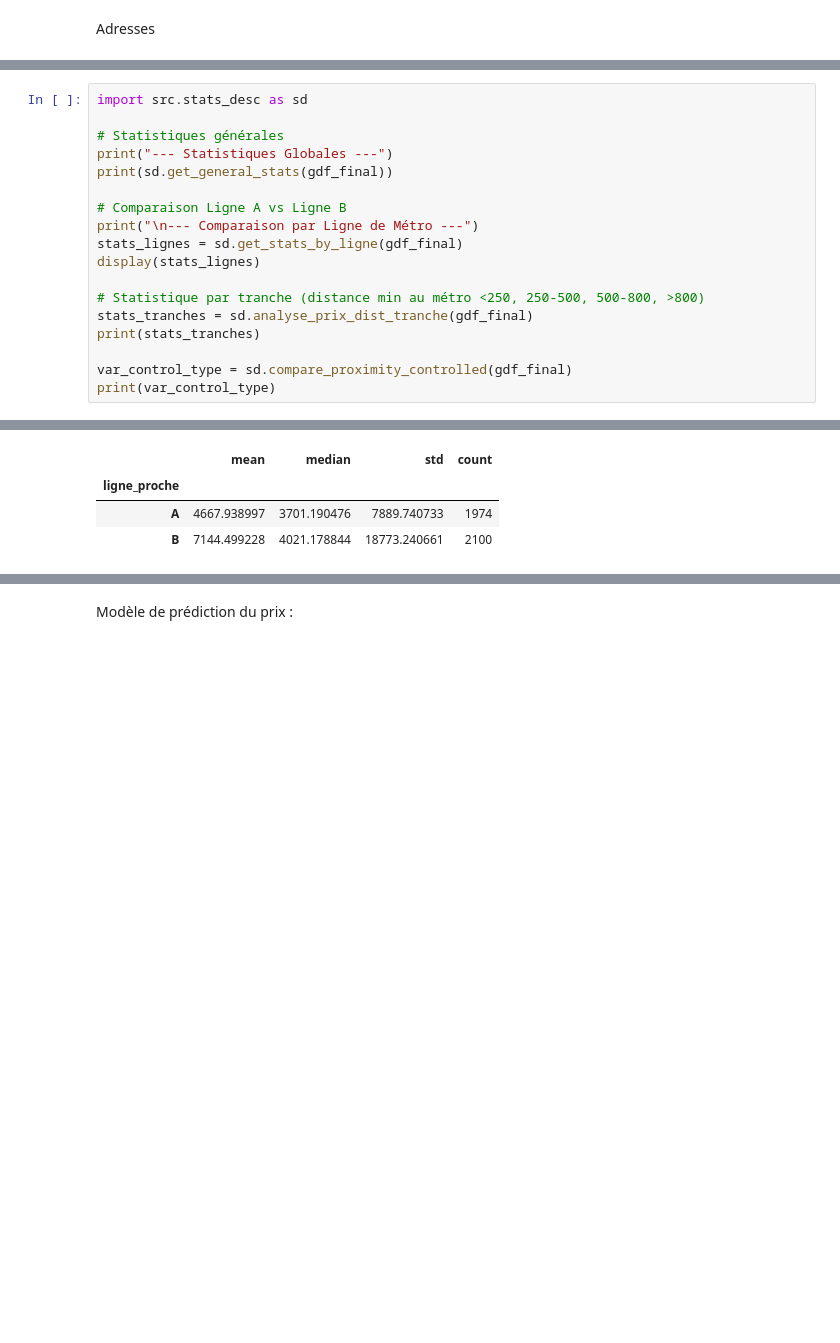
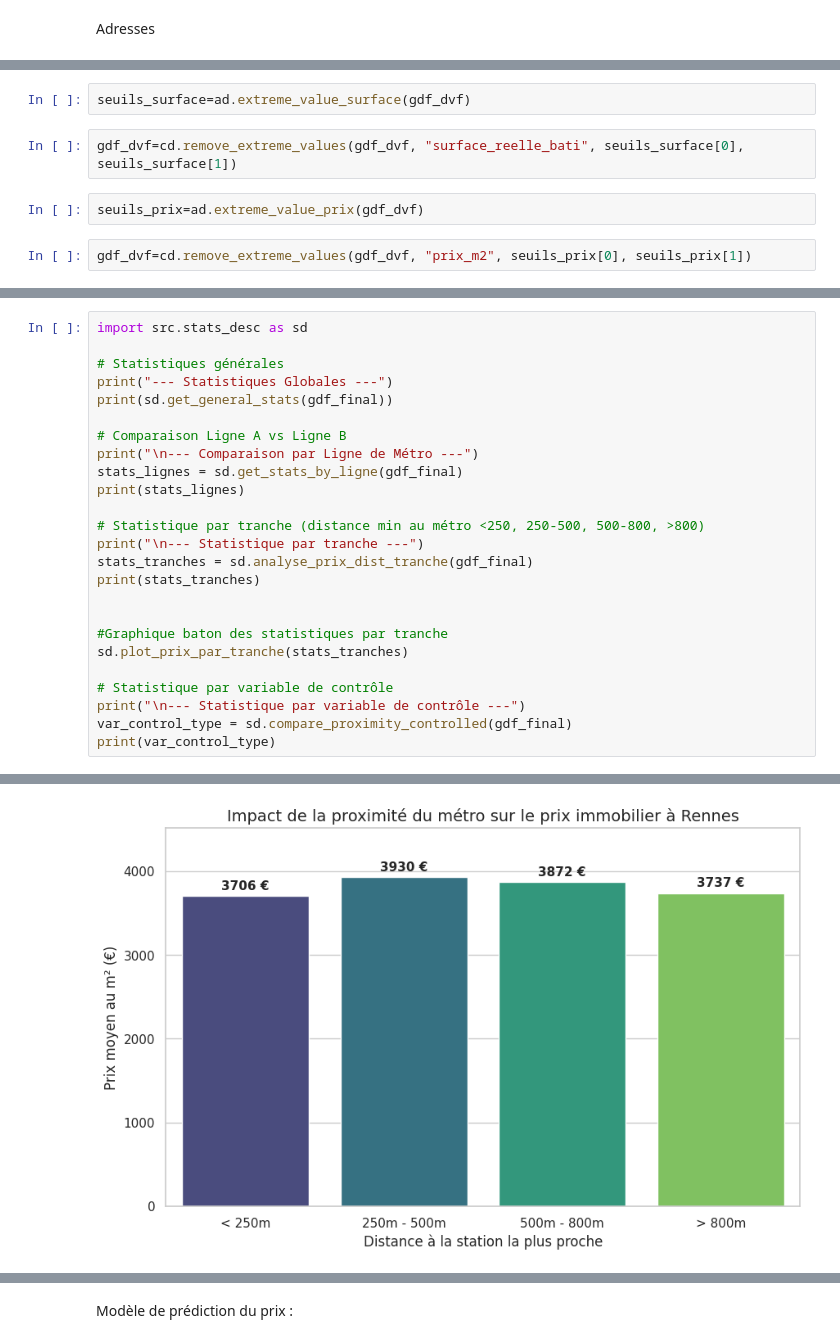
Before and after one commit to Maytenaa/Projet-python-pour-la-data-science, a Jupyter notebook: notebooks.ipynb, the cells around one changed output, grey strips where cells are left out. Cells and saved outputs as stored; diff of their text form; blank space fills up the shorter version.

```diff
--- a/notebooks.ipynb
+++ b/notebooks.ipynb
@@ -90,0 +112,8 @@ Statistiques Descriptives
+# %%
+seuils_surface=ad.extreme_value_surface(gdf_dvf)
+# %%
+gdf_dvf=cd.remove_extreme_values(gdf_dvf, "surface_reelle_bati", seuils_surface[0], seuils_surface[1])
+# %%
+seuils_prix=ad.extreme_value_prix(gdf_dvf)
+# %%
+gdf_dvf=cd.remove_extreme_values(gdf_dvf, "prix_m2", seuils_prix[0], seuils_prix[1])
@@ -147,12 +210,19 @@ print(sd.get_general_stats(gdf_final))
 # Comparaison Ligne A vs Ligne B
 print("\n--- Comparaison par Ligne de Métro ---")
 stats_lignes = sd.get_stats_by_ligne(gdf_final)
-display(stats_lignes)
+print(stats_lignes)
 
 # Statistique par tranche (distance min au métro <250, 250-500, 500-800, >800)
+print("\n--- Statistique par tranche ---")
 stats_tranches = sd.analyse_prix_dist_tranche(gdf_final)
 print(stats_tranches)
 
+
+#Graphique baton des statistiques par tranche
+sd.plot_prix_par_tranche(stats_tranches)
+
+# Statistique par variable de contrôle
+print("\n--- Statistique par variable de contrôle ---")
 var_control_type = sd.compare_proximity_controlled(gdf_final)
 print(var_control_type)
 # %% [output]
@@ -171,4 +245,0 @@ Name: prix_m2, dtype: float64
-|  | mean | median | std | count |
-| ligne_proche |  |  |  |  |
-| A | 4667.938997 | 3701.190476 | 7889.740733 | 1974 |
-| B | 7144.499228 | 4021.178844 | 18773.240661 | 2100 |
@@ -183,0 +249 @@ Maison        4986.947783     6132.156867       22.964128
+[figure, added]
```
Also changed, not shown: parts of 39 cells of this notebook, 1 other file.
